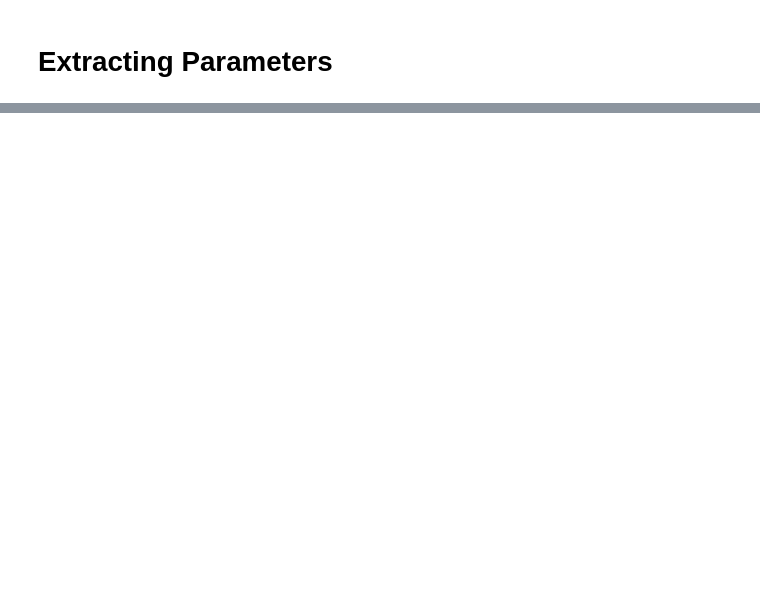
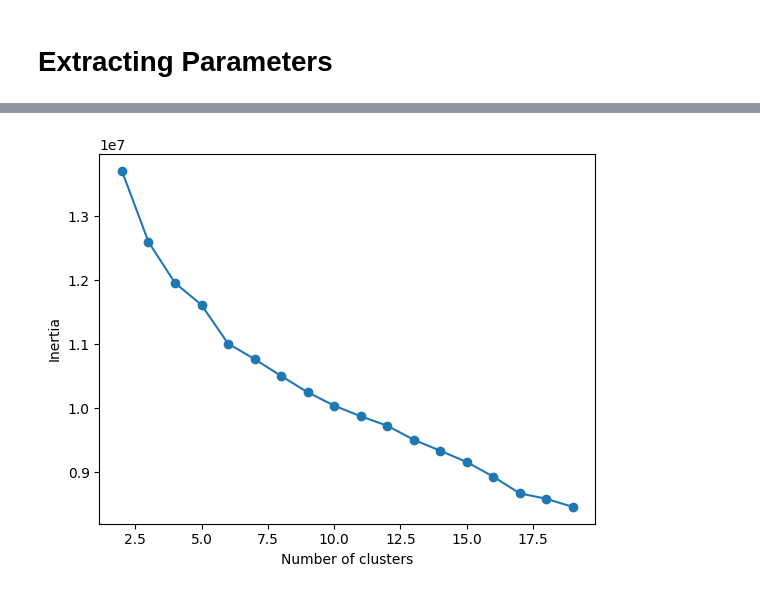
Before and after one commit to Iwe-Coumou/Project-ML, a Jupyter notebook: project.ipynb, the cells around one changed output, grey strips where cells are left out. Saved outputs shown, nothing was run; the diff lists cells and outputs as text; code cells hidden in the pictures; blank space fills up the shorter version.

```diff
--- a/project.ipynb
+++ b/project.ipynb
@@ -137,0 +151,16 @@ dict_keys(['flatten', 'layer_0_Linear', 'layer_1_ReLU', 'layer_2_Linear', 'layer
+# %%
+from sklearn.cluster import KMeans
+
+inertia = []
+K_range = range(2, 20)
+for k in K_range:
+    km = KMeans(n_clusters=k, random_state=0)
+    km.fit(neuron_features)
+    inertia.append(km.inertia_)
+
+plt.plot(K_range, inertia, marker='o')
+plt.xlabel('Number of clusters')
+plt.ylabel('Inertia')
+plt.show()
+# %% [output]
+[figure, added]
```
Also changed, not shown: parts of 27 cells of this notebook, 2 other files.
